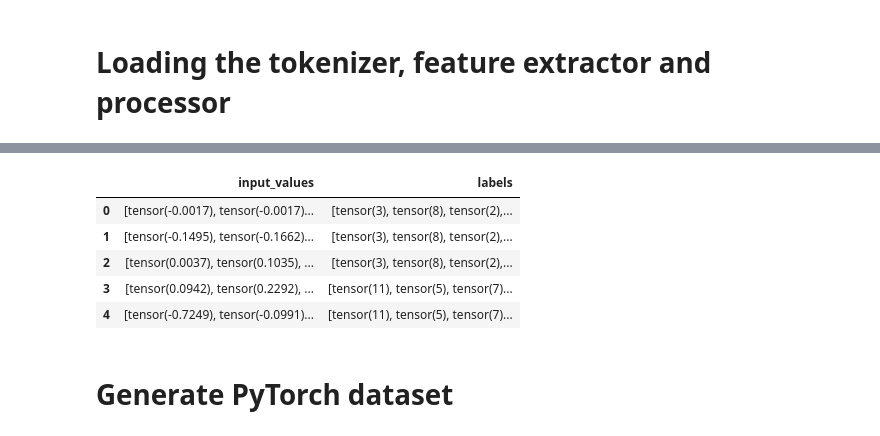
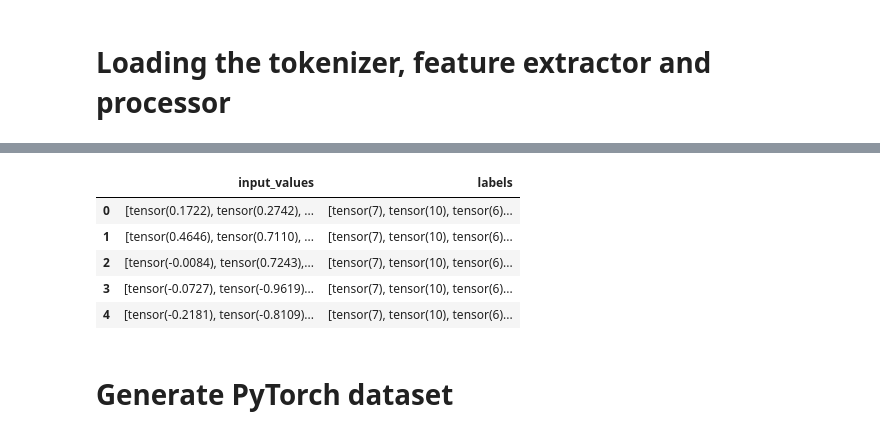
Before and after one commit to mradovic38/voice-command-recognition, a Jupyter notebook: wav2vec2_fine_tuning.ipynb, the cells around one changed output, grey strips where cells are left out. Cells and saved outputs as stored; diff of their text form; code cells hidden in the pictures.

Commit message:
Train the model on a larger dataset in wav2vec2.ipynb. Update README.md. Change DTW threshold in run.py. Fix bug in feature_extraction.py (frame_size was not used). Update .gitignore.

```diff
--- a/wav2vec2_fine_tuning.ipynb
+++ b/wav2vec2_fine_tuning.ipynb
@@ -106,0 +109,38 @@ val_preprocessor = Preprocessor(processor=processor, sr=16000)
+# %%
+def extract_parts(row):
+    # Safely remove 'text' and split remaining path
+    audio_path = row['audio_filepath'].split('/',1)[1]
+    audio_path = audio_path.split('-',1)[1]
+    audio_path = audio_path.replace('.wav', '')
+    parts = audio_path.split('-', 2)  # Split into at most 3 parts (speaker, year, version)
+    return pd.Series(parts + [None] * (3 - len(parts)))  # Pad with None if version is missing
+
+df[['speaker', 'year', 'version']] = df.apply(extract_parts, axis=1)
+
+df['version'].fillna(1)
+df[['speaker', 'year']] = df[['speaker', 'year']].astype(int)  # Convert to integer
+# Remove files with speaker 38 and year 21 - This is my voice, I want to test it later on my voice
+df = df[~((df['speaker'] == 38) & (df['year'] == 21))]
+
+# Group by speaker-year
+groups = list(df.groupby(['speaker', 'year']).groups.keys())
+np.random.seed(42)
+np.random.shuffle(groups)  # Shuffle the groups
+
+# Split into train (80%) and validation (20%)
+split_idx = int(0.8 * len(groups))
+train_groups = set(groups[:split_idx])
+val_groups = set(groups[split_idx:])
+
+# Assign to train and validation sets
+train_df = df[df.set_index(['speaker', 'year']).index.isin(train_groups)]
+val_df = df[df.set_index(['speaker', 'year']).index.isin(val_groups)]
+
+# Drop extra columns if needed
+train_df = train_df[['audio_filepath', 'text']]
+val_df = val_df[['audio_filepath', 'text']]
+
+print("Train Set:")
+print(train_df)
+print("\nValidation Set:")
+print(val_df)
@@ -107,31 +165,28 @@ val_preprocessor = Preprocessor(processor=processor, sr=16000)
 # %%
-# Split dataset into train and validation
-train_df, val_df = train_test_split(df, test_size=0.2, shuffle=True, random_state=42)
-
 # Preprocess data
 preprocessed_train_data = []
 preprocessed_val_data = []
 
 # Preprocess training data
 for _, row in train_df.iterrows():
     preprocessed_train_data.extend(train_preprocessor.preprocess(row))
 
 # Preprocess validation data
 for _, row in val_df.iterrows():
     preprocessed_val_data.extend(val_preprocessor.preprocess(row))
 
 # Create new dataframes for the preprocessed data
 train_df = pd.DataFrame(preprocessed_train_data)
 val_df = pd.DataFrame(preprocessed_val_data)
 
 train_df.head()
 # %% [output]
 |  | input_values | labels |
-| 0 | [tensor(-0.0017), tensor(-0.0017)... | [tensor(3), tensor(8), tensor(2),... |
-| 1 | [tensor(-0.1495), tensor(-0.1662)... | [tensor(3), tensor(8), tensor(2),... |
-| 2 | [tensor(0.0037), tensor(0.1035), ... | [tensor(3), tensor(8), tensor(2),... |
-| 3 | [tensor(0.0942), tensor(0.2292), ... | [tensor(11), tensor(5), tensor(7)... |
-| 4 | [tensor(-0.7249), tensor(-0.0991)... | [tensor(11), tensor(5), tensor(7)... |
+| 0 | [tensor(0.1722), tensor(0.2742), ... | [tensor(7), tensor(10), tensor(6)... |
+| 1 | [tensor(0.4646), tensor(0.7110), ... | [tensor(7), tensor(10), tensor(6)... |
+| 2 | [tensor(-0.0084), tensor(0.7243),... | [tensor(7), tensor(10), tensor(6)... |
+| 3 | [tensor(-0.0727), tensor(-0.9619)... | [tensor(7), tensor(10), tensor(6)... |
+| 4 | [tensor(-0.2181), tensor(-0.8109)... | [tensor(7), tensor(10), tensor(6)... |
 # %% [markdown]
 # Generate PyTorch dataset
 # %%
```
Also changed, not shown: parts of 12 cells of this notebook, 4 other files.
